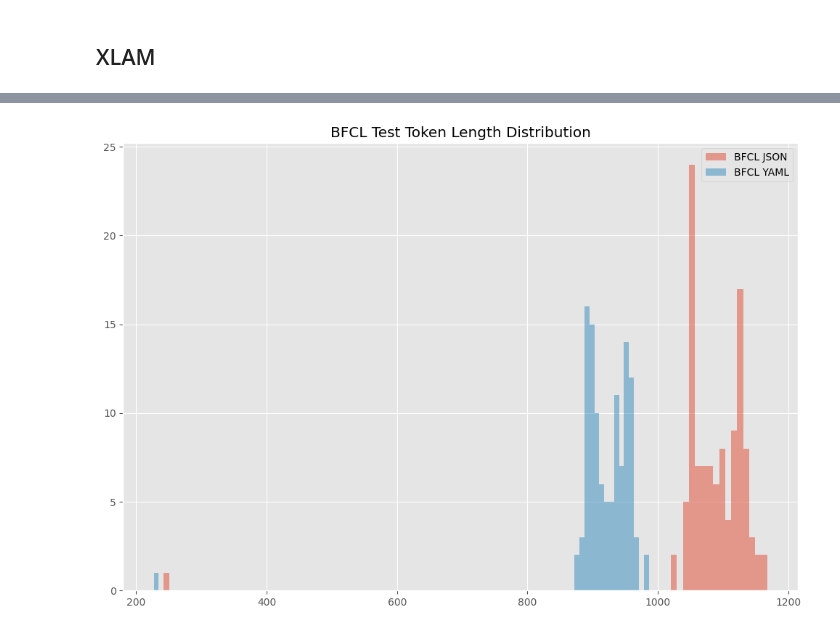
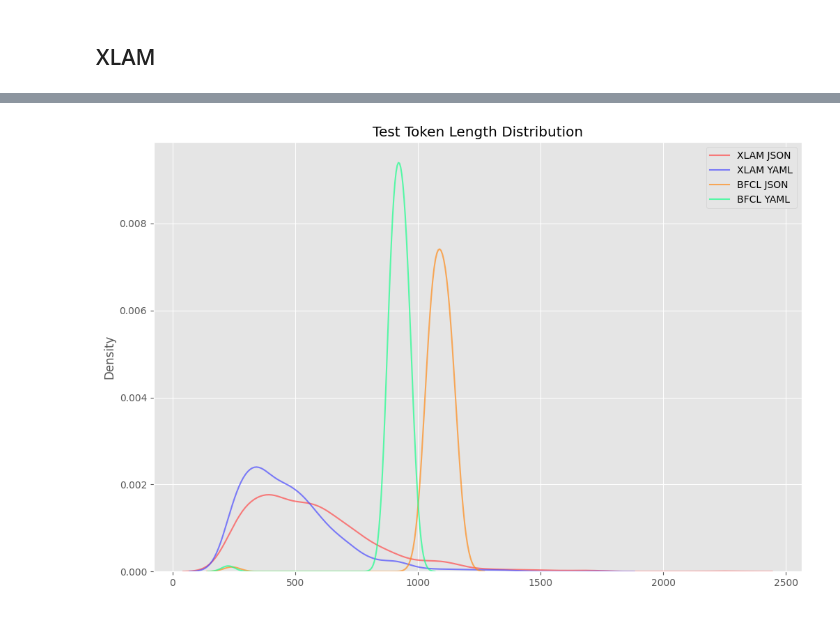
Before and after one commit to Athe-kunal/Finetuning, a Jupyter notebook: finetuning/finetuning/data_analysis.ipynb, the cells around one changed output, grey strips where cells are left out. Saved outputs shown, nothing was run; the diff lists cells and outputs as text; code cells hidden in the pictures.

Commit message:
data analysis

```diff
--- a/finetuning/finetuning/data_analysis.ipynb
+++ b/finetuning/finetuning/data_analysis.ipynb
@@ -185,12 +140,14 @@ JSON has significantly longer token lengths
 # %%
 #plot num_train_tokens_json, num_train_tokens_yaml as a normal distribution
 import matplotlib.pyplot as plt
 plt.style.use('ggplot')
 plt.figure(figsize=(12,8))
-plt.hist(num_test_tokens_json_bfcl, bins=100, alpha=0.5, label='BFCL JSON')
-plt.hist(num_test_tokens_yaml_bfcl, bins=100, alpha=0.5, label='BFCL YAML')
+sns.kdeplot(data=num_test_tokens_json_xlam, alpha=0.7, label='XLAM JSON', color='#FF4B4B')
+sns.kdeplot(data=num_test_tokens_yaml_xlam, alpha=0.7, label='XLAM YAML', color='#4B4BFF')
+sns.kdeplot(data=num_test_tokens_json_bfcl, alpha=0.7, label='BFCL JSON', color='#FF8C1A')
+sns.kdeplot(data=num_test_tokens_yaml_bfcl, alpha=0.7, label='BFCL YAML', color='#1AFF8C')
 plt.legend(loc='upper right')
-plt.title('BFCL Test Token Length Distribution')
+plt.title('Test Token Length Distribution')
 plt.show()
 # %% [output]
-[figure, old version]
+[figure, new version]
```
Also changed, not shown: parts of 14 cells of this notebook, 1 other file.
